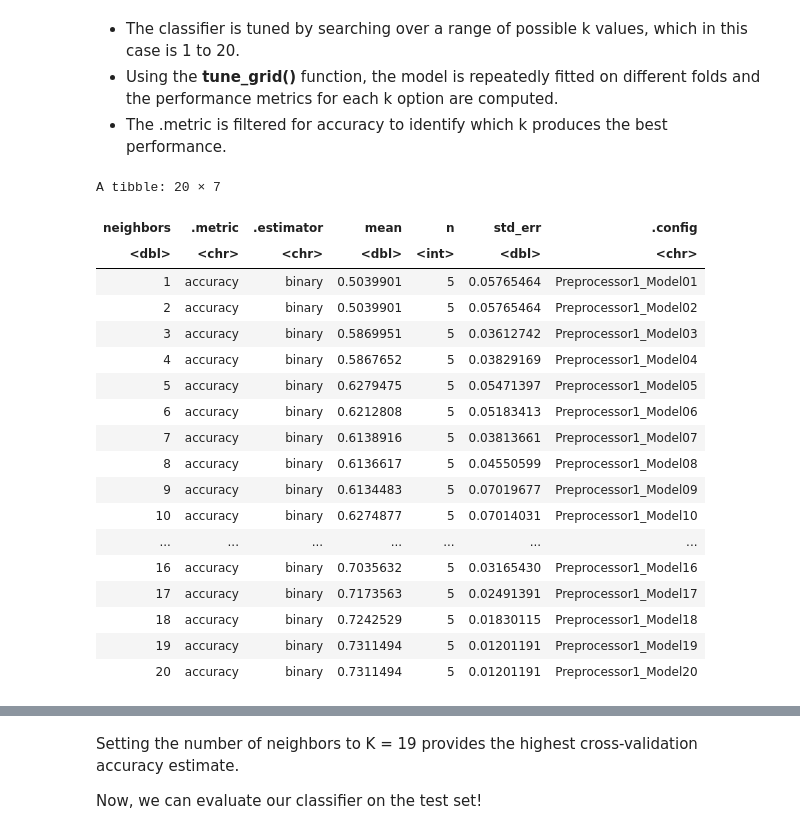
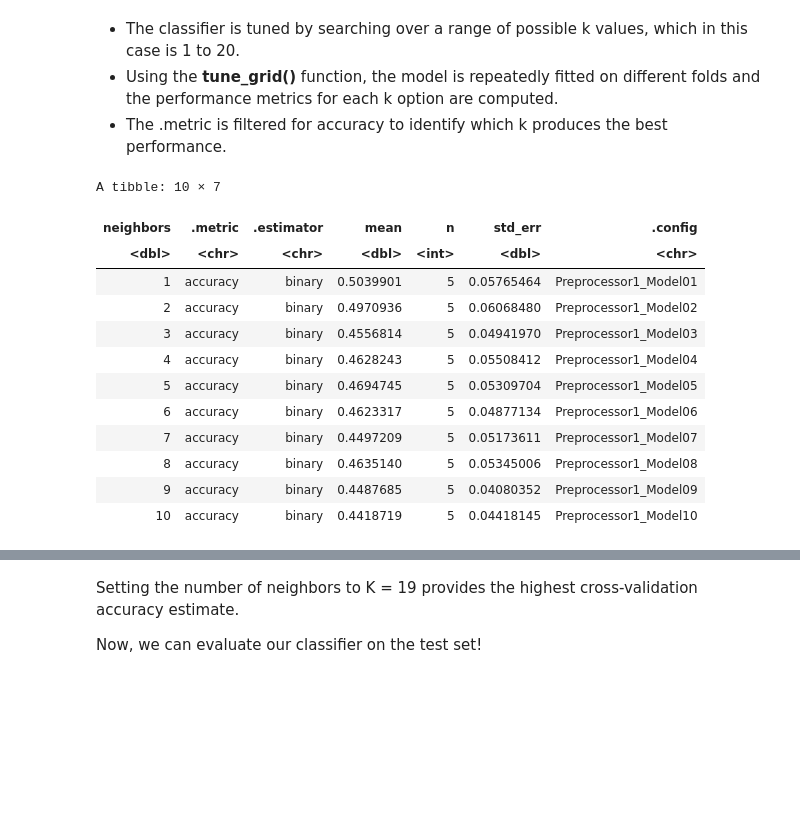
Before and after one commit to strikerjoseph734-glitch/final_project, a Jupyter notebook: final_project.ipynb, the cells around one changed output, grey strips where cells are left out. Cells and saved outputs as stored; diff of their text form; code cells hidden in the pictures; blank space fills up the shorter version.

```diff
--- a/final_project.ipynb
+++ b/final_project.ipynb
@@ -187,7 +197,8 @@ We create the standardization preprocessing using **only our training data** to
 # %%
 players_recipe <- recipe(subscribe ~ played_hours + Age, data = players_train) |>
     step_scale(all_predictors()) |>
-    step_center(all_predictors())
+    step_center(all_predictors())|>
+    step_upsample(subscribe)
 
 players_spec <- nearest_neighbor(weight_func = "rectangular", neighbors = tune()) |>
     set_engine("kknn") |>
@@ -244,37 +238,31 @@ ERROR while rich displaying an object: Error in (function (..., row.names = NULL
 - Using the **tune_grid()** function, the model is repeatedly fitted on different folds and the performance metrics for each k option are computed.
 - The .metric is filtered for accuracy to identify which k produces the best performance.
 # %%
-k_vals <- tibble(neighbors = seq(from = 1, to = 20, by = 1))
+k_vals <- tibble(neighbors = seq(from = 1, to = 10, by = 1))
 
-players_results <- workflow() |>
-    add_recipe(players_recipe) |>
-    add_model(players_spec) |>
-    tune_grid(resamples = players_vfold, grid = k_vals) |>
-    collect_metrics()
+players_results <-
+    #add_recipe(players_recipe) |>
+    #add_model(players_spec) |>
+    tune_grid(players_workflow, resamples = players_vfold, grid = k_vals)
+player_metrics <- collect_metrics(players_results)
 
-accuracies <- players_results |>
+accuracies <- player_metrics |>
     filter(.metric == "accuracy")
 accuracies
 # %% [output]
-A tibble: 20 × 7
+A tibble: 10 × 7
 | neighbors | .metric | .estimator | mean | n | std_err | .config |
 | <dbl> | <chr> | <chr> | <dbl> | <int> | <dbl> | <chr> |
 | 1 | accuracy | binary | 0.5039901 | 5 | 0.05765464 | Preprocessor1_Model01 |
-| 2 | accuracy | binary | 0.5039901 | 5 | 0.05765464 | Preprocessor1_Model02 |
-| 3 | accuracy | binary | 0.5869951 | 5 | 0.03612742 | Preprocessor1_Model03 |
-| 4 | accuracy | binary | 0.5867652 | 5 | 0.03829169 | Preprocessor1_Model04 |
-| 5 | accuracy | binary | 0.6279475 | 5 | 0.05471397 | Preprocessor1_Model05 |
-| 6 | accuracy | binary | 0.6212808 | 5 | 0.05183413 | Preprocessor1_Model06 |
-| 7 | accuracy | binary | 0.6138916 | 5 | 0.03813661 | Preprocessor1_Model07 |
-| 8 | accuracy | binary | 0.6136617 | 5 | 0.04550599 | Preprocessor1_Model08 |
-| 9 | accuracy | binary | 0.6134483 | 5 | 0.07019677 | Preprocessor1_Model09 |
-| 10 | accuracy | binary | 0.6274877 | 5 | 0.07014031 | Preprocessor1_Model10 |
-| ... | ... | ... | ... | ... | ... | ... |
-| 16 | accuracy | binary | 0.7035632 | 5 | 0.03165430 | Preprocessor1_Model16 |
-| 17 | accuracy | binary | 0.7173563 | 5 | 0.02491391 | Preprocessor1_Model17 |
-| 18 | accuracy | binary | 0.7242529 | 5 | 0.01830115 | Preprocessor1_Model18 |
-| 19 | accuracy | binary | 0.7311494 | 5 | 0.01201191 | Preprocessor1_Model19 |
-| 20 | accuracy | binary | 0.7311494 | 5 | 0.01201191 | Preprocessor1_Model20 |
+| 2 | accuracy | binary | 0.4970936 | 5 | 0.06068480 | Preprocessor1_Model02 |
+| 3 | accuracy | binary | 0.4556814 | 5 | 0.04941970 | Preprocessor1_Model03 |
+| 4 | accuracy | binary | 0.4628243 | 5 | 0.05508412 | Preprocessor1_Model04 |
+| 5 | accuracy | binary | 0.4694745 | 5 | 0.05309704 | Preprocessor1_Model05 |
+| 6 | accuracy | binary | 0.4623317 | 5 | 0.04877134 | Preprocessor1_Model06 |
+| 7 | accuracy | binary | 0.4497209 | 5 | 0.05173611 | Preprocessor1_Model07 |
+| 8 | accuracy | binary | 0.4635140 | 5 | 0.05345006 | Preprocessor1_Model08 |
+| 9 | accuracy | binary | 0.4487685 | 5 | 0.04080352 | Preprocessor1_Model09 |
+| 10 | accuracy | binary | 0.4418719 | 5 | 0.04418145 | Preprocessor1_Model10 |
 # %%
 accuracy_vs_k <- ggplot(accuracies, aes(x = neighbors, y = mean)) +
     geom_point() +
```
Also changed, not shown: parts of 14 cells of this notebook.
